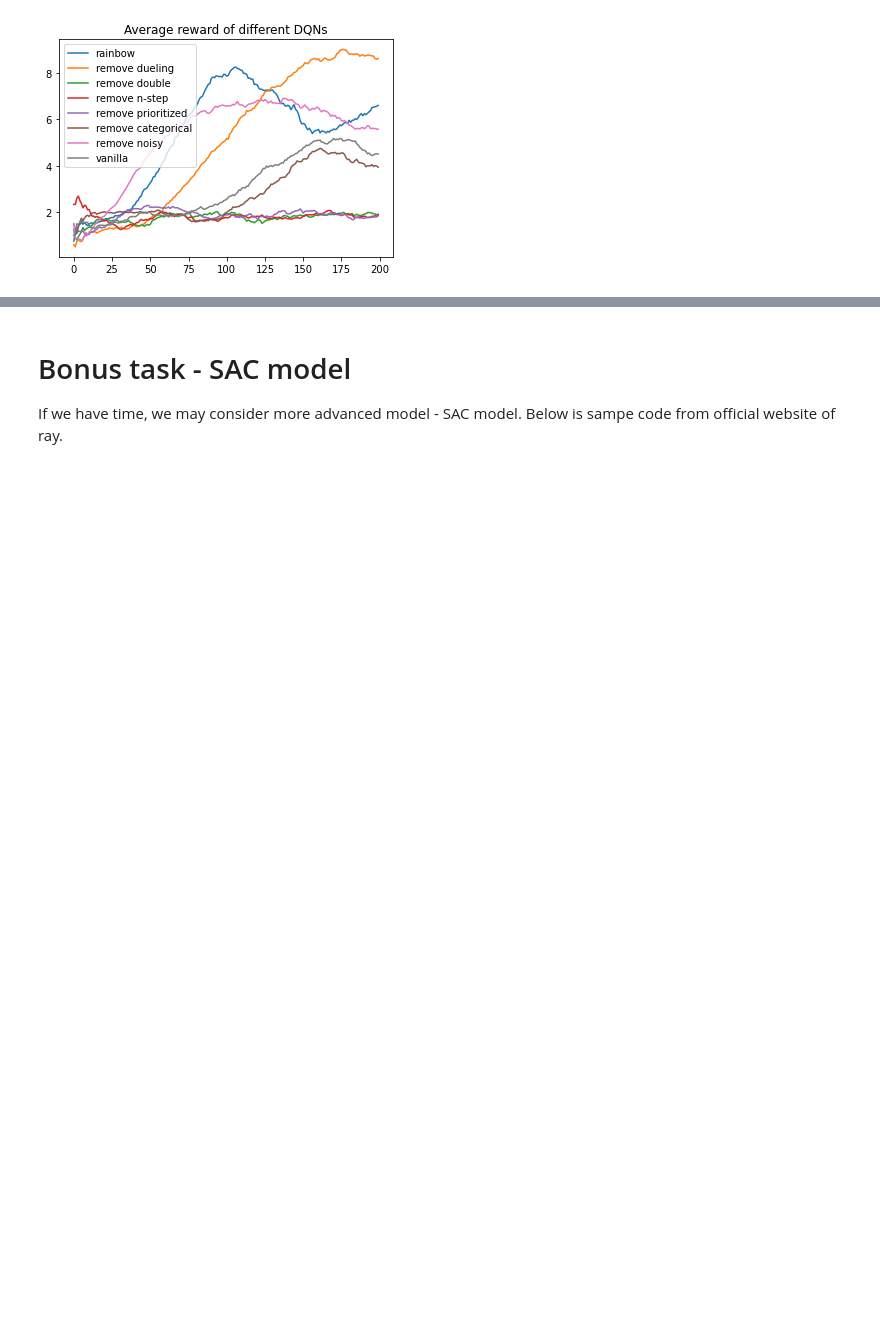
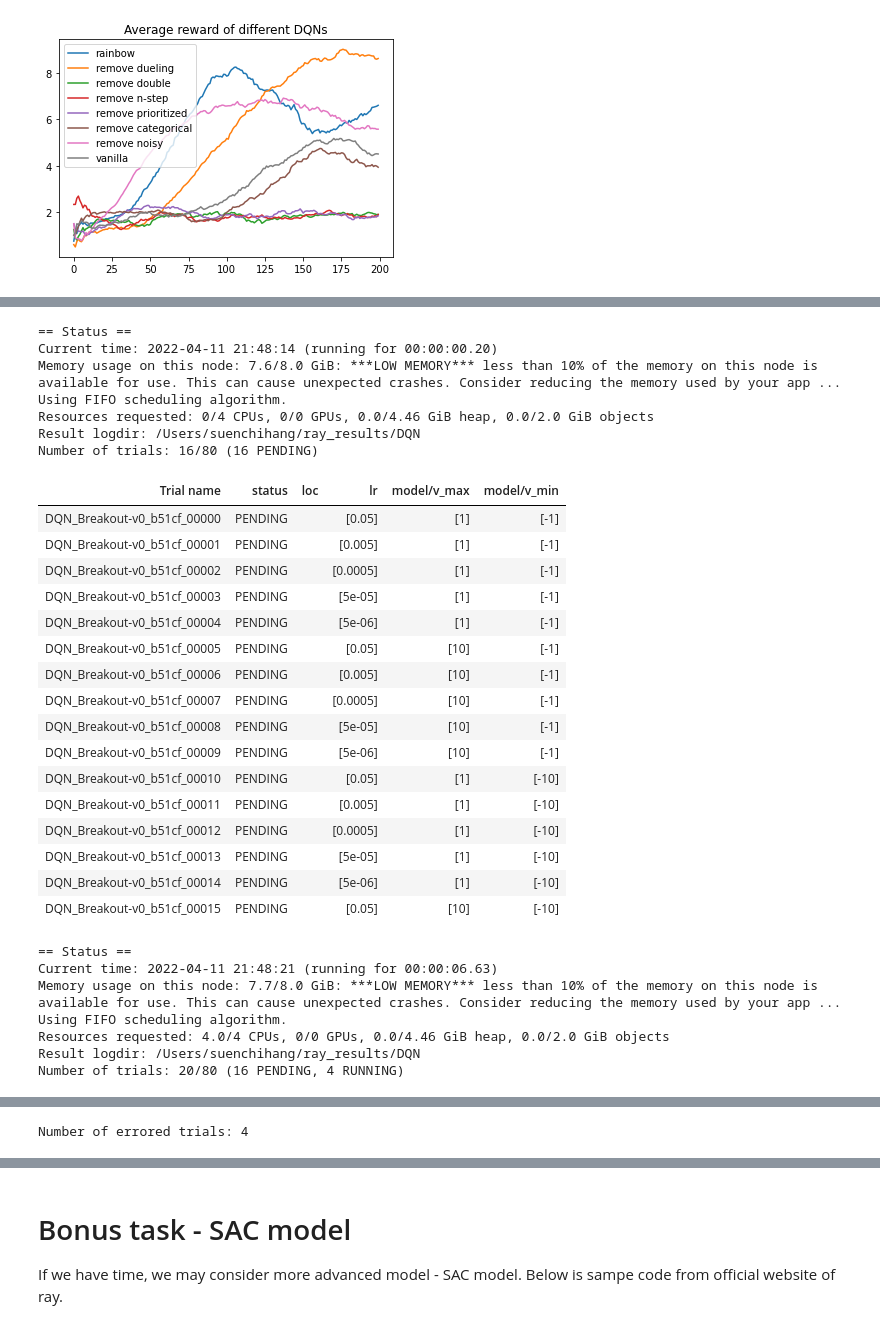
Before and after one commit to chihangs/Atari-game, a Jupyter notebook: Atari-game-Breakout.ipynb, the cells around one changed output, grey strips where cells are left out. Drawn from its saved outputs; the diff is of its cells as text; code cells hidden in the pictures; blank space fills up the shorter version.

Commit message:
set ray tune code

```diff
--- a/Atari-game-Breakout.ipynb
+++ b/Atari-game-Breakout.ipynb
@@ -498,0 +536,79 @@ plt.show()
+# %%
+#Ref: https://www.anyscale.com/blog/an-introduction-to-reinforcement-learning-with-openai-gym-rllib-and-google
+
+#initialize for random seeds/states
+tf.keras.backend.clear_session()
+os.environ['PYTHONHASHSEED'] = '0'
+rng = np.random.default_rng(12345)
+np.random.seed(42)
+tf.random.set_seed(42)
+
+parameter_search_config = {
+    "env": "Breakout-v0",
+    "framework": "torch",
+
+    # Hyperparameter tuning
+    "model": {
+      "v_min": ray.tune.grid_search([[-1], [-10]]),
+      "v_max": ray.tune.grid_search([[1], [10]]),
+    },
+    "lr": ray.tune.grid_search([[5e-2],[5e-3],[5e-4],[5e-5],[5e-6]])
+}
+
+# To explicitly stop or restart Ray, use the shutdown API.
+ray.shutdown()
+
+ray.init(
+   num_cpus=4,
+  include_dashboard=False,
+  ignore_reinit_error=True,
+  log_to_driver=False,
+)
+
+stop={"training_iteration": 20}
+
+parameter_search_analysis = ray.tune.run(
+  "DQN",
+  config=parameter_search_config,
+  stop=stop,
+  num_samples=4,
+  metric="episode_reward_mean",
+  mode="max",
+)
+
+print(
+  "Best hyperparameters found:",
+  parameter_search_analysis.best_config,
+)
+# %% [output]
+== Status ==
+Current time: 2022-04-11 21:48:14 (running for 00:00:00.20)
+Memory usage on this node: 7.6/8.0 GiB: ***LOW MEMORY*** less than 10% of the memory on this node is available for use. This can cause unexpected crashes. Consider reducing the memory used by your app ...
+Using FIFO scheduling algorithm.
+Resources requested: 0/4 CPUs, 0/0 GPUs, 0.0/4.46 GiB heap, 0.0/2.0 GiB objects
+Result logdir: /Users/suenchihang/ray_results/DQN
+Number of trials: 16/80 (16 PENDING)
+| Trial name | status | loc | lr | model/v_max | model/v_min |
+| DQN_Breakout-v0_b51cf_00000 | PENDING |  | [0.05] | [1] | [-1] |
+| DQN_Breakout-v0_b51cf_00001 | PENDING |  | [0.005] | [1] | [-1] |
+| DQN_Breakout-v0_b51cf_00002 | PENDING |  | [0.0005] | [1] | [-1] |
+| DQN_Breakout-v0_b51cf_00003 | PENDING |  | [5e-05] | [1] | [-1] |
+| DQN_Breakout-v0_b51cf_00004 | PENDING |  | [5e-06] | [1] | [-1] |
+| DQN_Breakout-v0_b51cf_00005 | PENDING |  | [0.05] | [10] | [-1] |
+| DQN_Breakout-v0_b51cf_00006 | PENDING |  | [0.005] | [10] | [-1] |
+| DQN_Breakout-v0_b51cf_00007 | PENDING |  | [0.0005] | [10] | [-1] |
+| DQN_Breakout-v0_b51cf_00008 | PENDING |  | [5e-05] | [10] | [-1] |
+| DQN_Breakout-v0_b51cf_00009 | PENDING |  | [5e-06] | [10] | [-1] |
+| DQN_Breakout-v0_b51cf_00010 | PENDING |  | [0.05] | [1] | [-10] |
+| DQN_Breakout-v0_b51cf_00011 | PENDING |  | [0.005] | [1] | [-10] |
+| DQN_Breakout-v0_b51cf_00012 | PENDING |  | [0.0005] | [1] | [-10] |
+| DQN_Breakout-v0_b51cf_00013 | PENDING |  | [5e-05] | [1] | [-10] |
+| DQN_Breakout-v0_b51cf_00014 | PENDING |  | [5e-06] | [1] | [-10] |
+| DQN_Breakout-v0_b51cf_00015 | PENDING |  | [0.05] | [10] | [-10] |
+== Status ==
+Current time: 2022-04-11 21:48:21 (running for 00:00:06.63)
+Memory usage on this node: 7.7/8.0 GiB: ***LOW MEMORY*** less than 10% of the memory on this node is available for use. This can cause unexpected crashes. Consider reducing the memory used by your app ...
+Using FIFO scheduling algorithm.
+Resources requested: 4.0/4 CPUs, 0/0 GPUs, 0.0/4.46 GiB heap, 0.0/2.0 GiB objects
+Result logdir: /Users/suenchihang/ray_results/DQN
+Number of trials: 20/80 (16 PENDING, 4 RUNNING)
@@ -498,0 +684 @@ plt.show()
+Number of errored trials: 4
```
Also changed, not shown: parts of 5 cells of this notebook.
